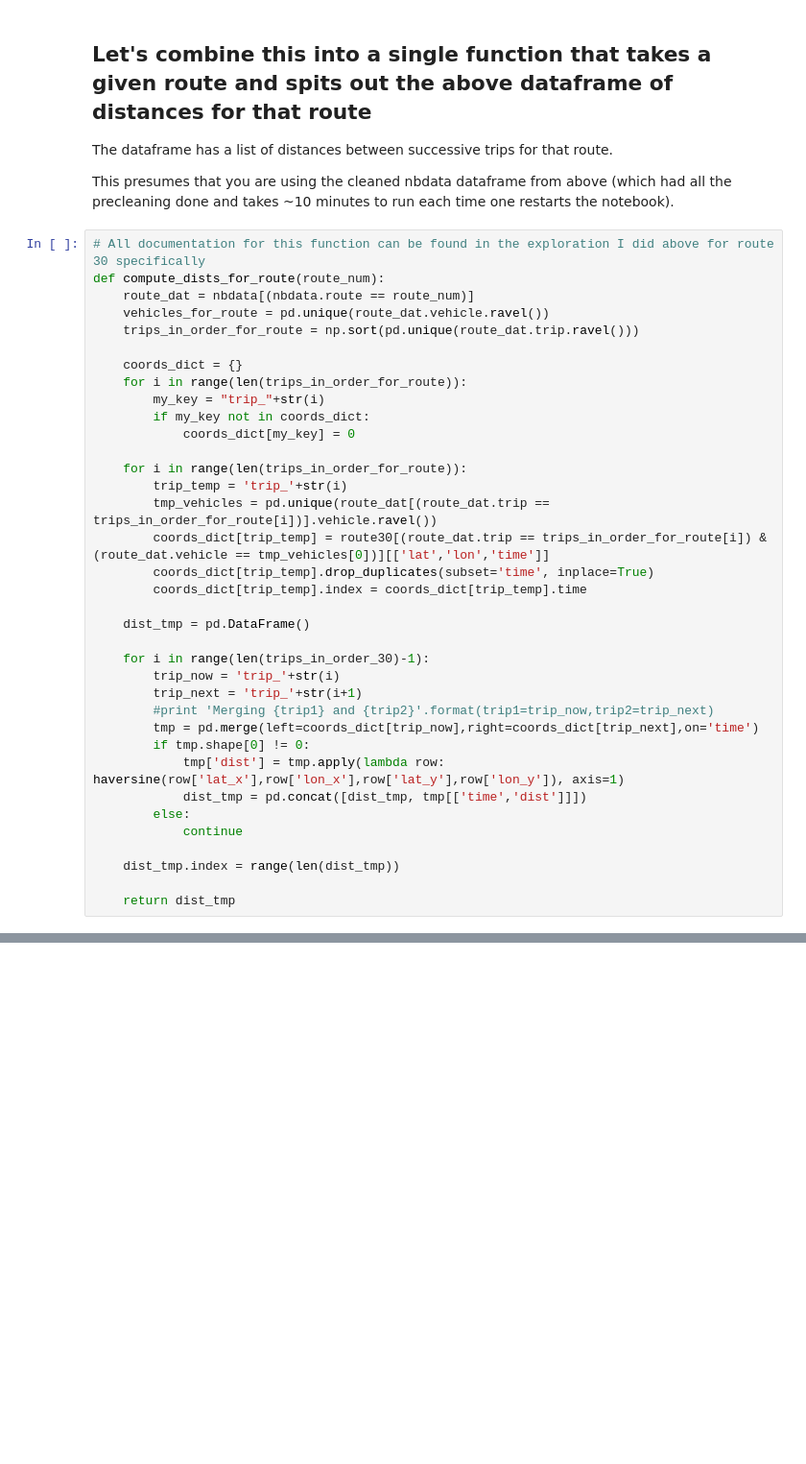
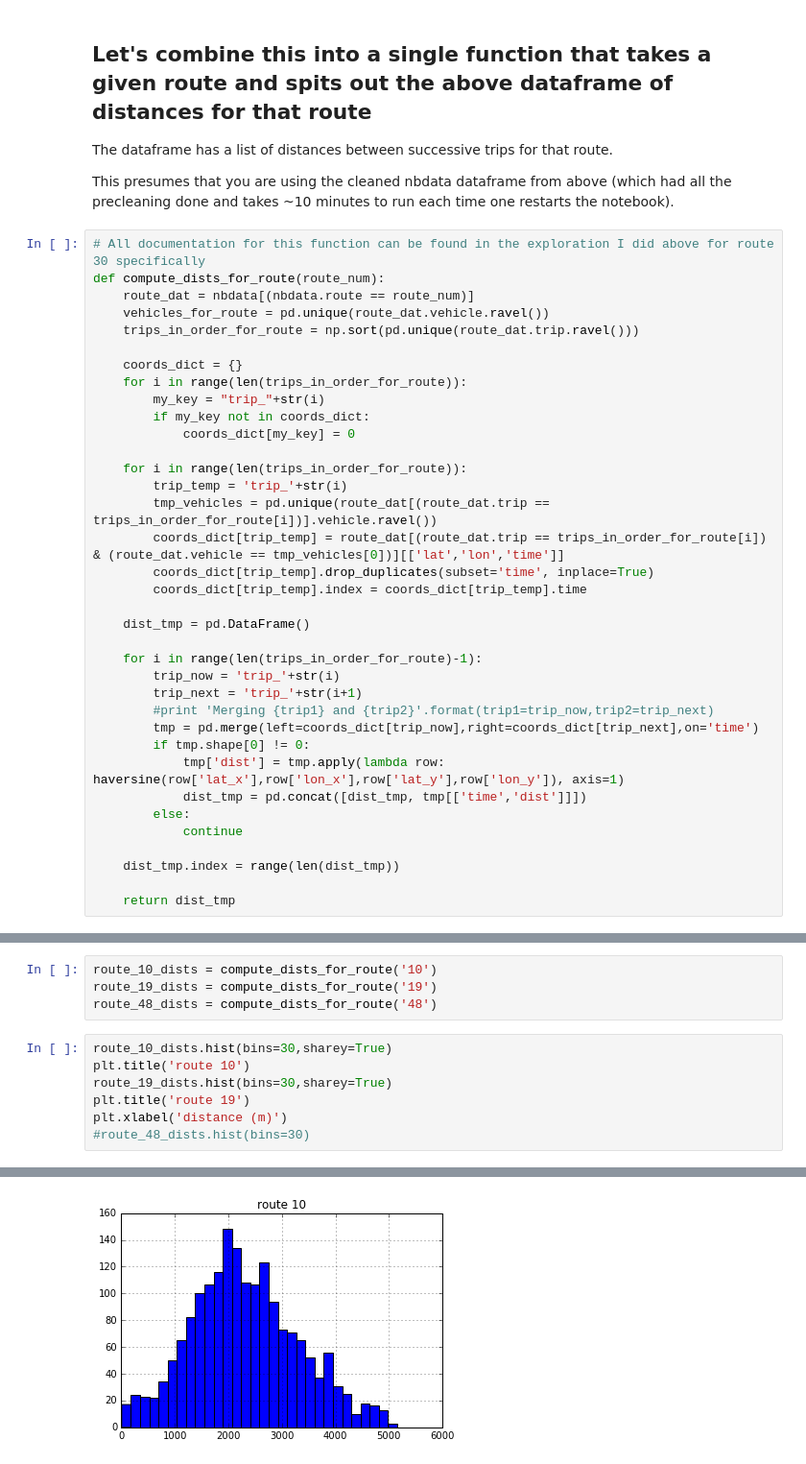
Before and after one commit to riemannzetagambit/busUnBunchr, a Jupyter notebook: NextBus data.ipynb, the cells around one changed output, grey strips where cells are left out. Shown: that part at 96% size. Drawn from its saved outputs; the diff is of its cells as text; blank space fills up the shorter version.

Commit message:
Adding edits from 2016-01-19, mostly computing distributions of distances b/w pairs of Muni buses

```diff
--- a/NextBus data.ipynb
+++ b/NextBus data.ipynb
@@ -367,13 +347,13 @@ def compute_dists_for_route(route_num):
     for i in range(len(trips_in_order_for_route)):
         trip_temp = 'trip_'+str(i)
         tmp_vehicles = pd.unique(route_dat[(route_dat.trip == trips_in_order_for_route[i])].vehicle.ravel())
-        coords_dict[trip_temp] = route30[(route_dat.trip == trips_in_order_for_route[i]) & (route_dat.vehicle == tmp_vehicles[0])][['lat','lon','time']]
+        coords_dict[trip_temp] = route_dat[(route_dat.trip == trips_in_order_for_route[i]) & (route_dat.vehicle == tmp_vehicles[0])][['lat','lon','time']]
         coords_dict[trip_temp].drop_duplicates(subset='time', inplace=True)
         coords_dict[trip_temp].index = coords_dict[trip_temp].time
 
     dist_tmp = pd.DataFrame()
 
-    for i in range(len(trips_in_order_30)-1):
+    for i in range(len(trips_in_order_for_route)-1):
         trip_now = 'trip_'+str(i)
         trip_next = 'trip_'+str(i+1)
         #print 'Merging {trip1} and {trip2}'.format(trip1=trip_now,trip2=trip_next)
@@ -389,0 +386,12 @@ def compute_dists_for_route(route_num):
+# %%
+route_10_dists = compute_dists_for_route('10')
+route_19_dists = compute_dists_for_route('19')
+route_48_dists = compute_dists_for_route('48')
+# %%
+route_10_dists.hist(bins=30,sharey=True)
+plt.title('route 10')
+route_19_dists.hist(bins=30,sharey=True)
+plt.title('route 19')
+plt.xlabel('distance (m)')
+#route_48_dists.hist(bins=30)
+# %% [output]
@@ -389,0 +399 @@ def compute_dists_for_route(route_num):
+[figure, added]
```
Also changed, not shown: parts of 25 cells of this notebook.
